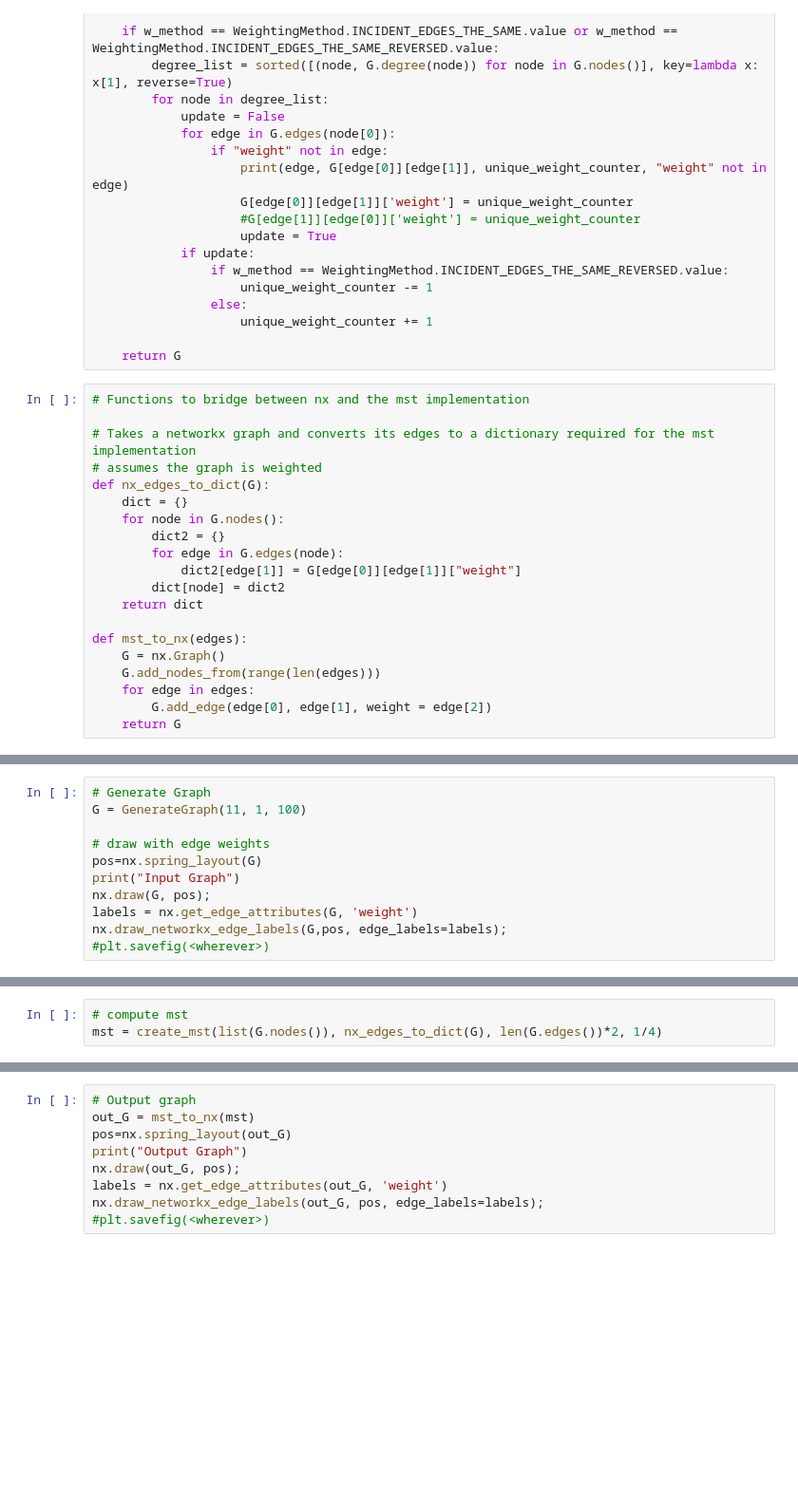
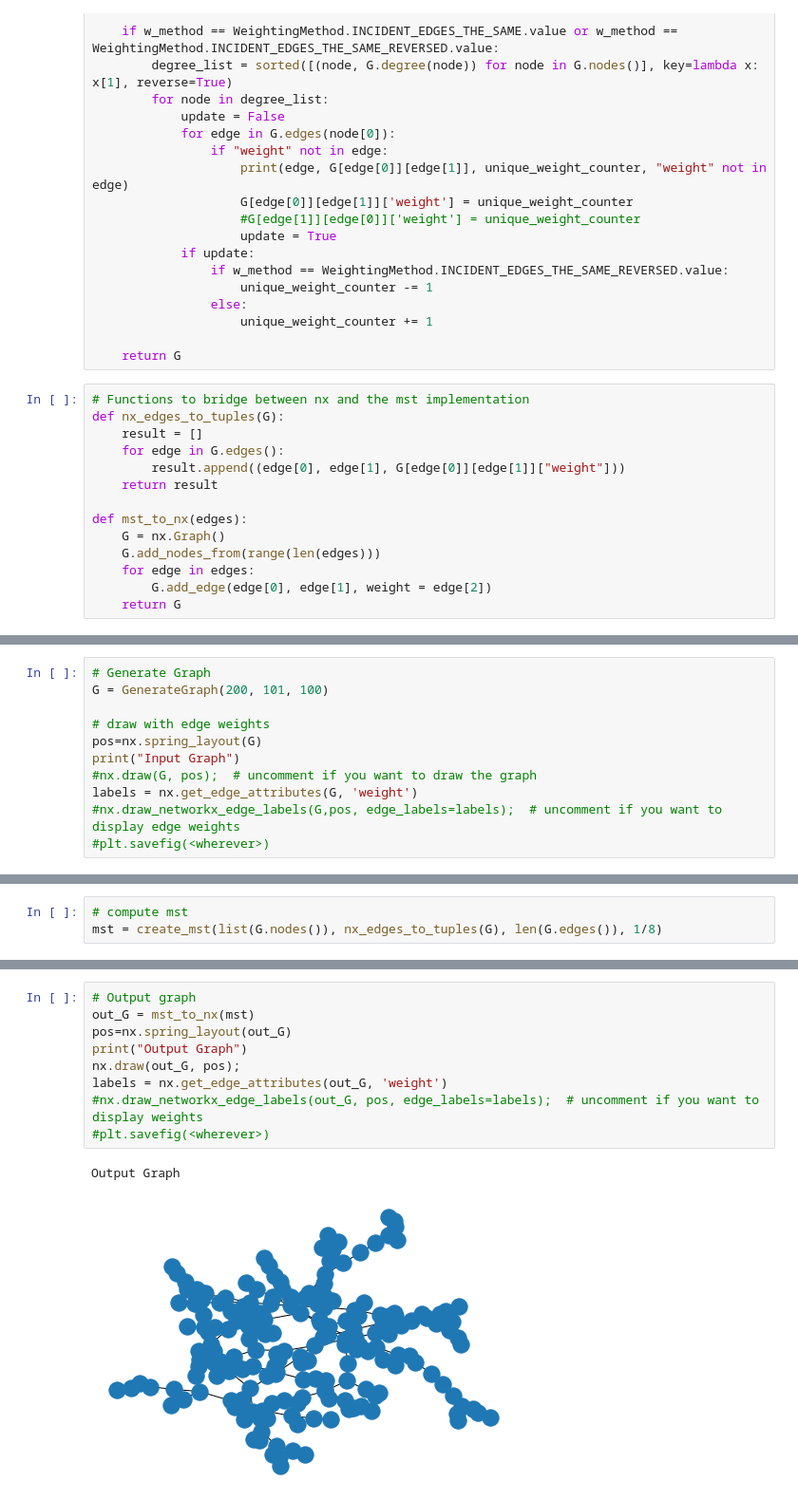
Before and after one commit to phuong-tm/2ima35-mpa, a Jupyter notebook: 2IMA35 Report 1.ipynb, the cells around one changed output, grey strips where cells are left out. Shown at 95% size. Saved outputs shown, nothing was run; the diff lists cells and outputs as text; blank space fills up the shorter version.

Commit message:
Working version with edge sampling

```diff
--- a/2IMA35 Report 1.ipynb
+++ b/2IMA35 Report 1.ipynb
@@ -116,17 +114,11 @@ def GenerateGraph(n:int = 0, sparsity:float = 0.0, seed:int = 100, w_method:Weig
     return G
 # %%
 # Functions to bridge between nx and the mst implementation
-
-# Takes a networkx graph and converts its edges to a dictionary required for the mst implementation
-# assumes the graph is weighted
-def nx_edges_to_dict(G):
-    dict = {}
-    for node in G.nodes():
-        dict2 = {}
-        for edge in G.edges(node):
-            dict2[edge[1]] = G[edge[0]][edge[1]]["weight"]
-        dict[node] = dict2
-    return dict
+def nx_edges_to_tuples(G):
+    result = []
+    for edge in G.edges():
+        result.append((edge[0], edge[1], G[edge[0]][edge[1]]["weight"]))
+    return result
 
 def mst_to_nx(edges):
     G = nx.Graph()
@@ -345,14 +285,14 @@ def create_mst(V, E, size, epsilon):
     return mst
 # %%
 # Generate Graph
-G = GenerateGraph(11, 1, 100)
+G = GenerateGraph(200, 101, 100)
 
 # draw with edge weights
 pos=nx.spring_layout(G)
 print("Input Graph")
-nx.draw(G, pos);
+#nx.draw(G, pos);  # uncomment if you want to draw the graph
 labels = nx.get_edge_attributes(G, 'weight')
-nx.draw_networkx_edge_labels(G,pos, edge_labels=labels);
+#nx.draw_networkx_edge_labels(G,pos, edge_labels=labels);  # uncomment if you want to display edge weights
 #plt.savefig(<wherever>)
 # %% [output]
 Input Graph
@@ -360,4 +299,4 @@ Input Graph
 # %%
 # compute mst
-mst = create_mst(list(G.nodes()), nx_edges_to_dict(G), len(G.edges())*2, 1/4)
+mst = create_mst(list(G.nodes()), nx_edges_to_tuples(G), len(G.edges()), 1/8)
 # %% [output]
@@ -365,9 +319,12 @@ C:  0.9602525677891275
 # %%
 # Output graph
 out_G = mst_to_nx(mst)
 pos=nx.spring_layout(out_G)
 print("Output Graph")
 nx.draw(out_G, pos);
 labels = nx.get_edge_attributes(out_G, 'weight')
-nx.draw_networkx_edge_labels(out_G, pos, edge_labels=labels);
+#nx.draw_networkx_edge_labels(out_G, pos, edge_labels=labels);  # uncomment if you want to display weights
 #plt.savefig(<wherever>)
+# %% [output]
+Output Graph
+[figure, added]
```
Also changed, not shown: parts of 4 cells of this notebook.
